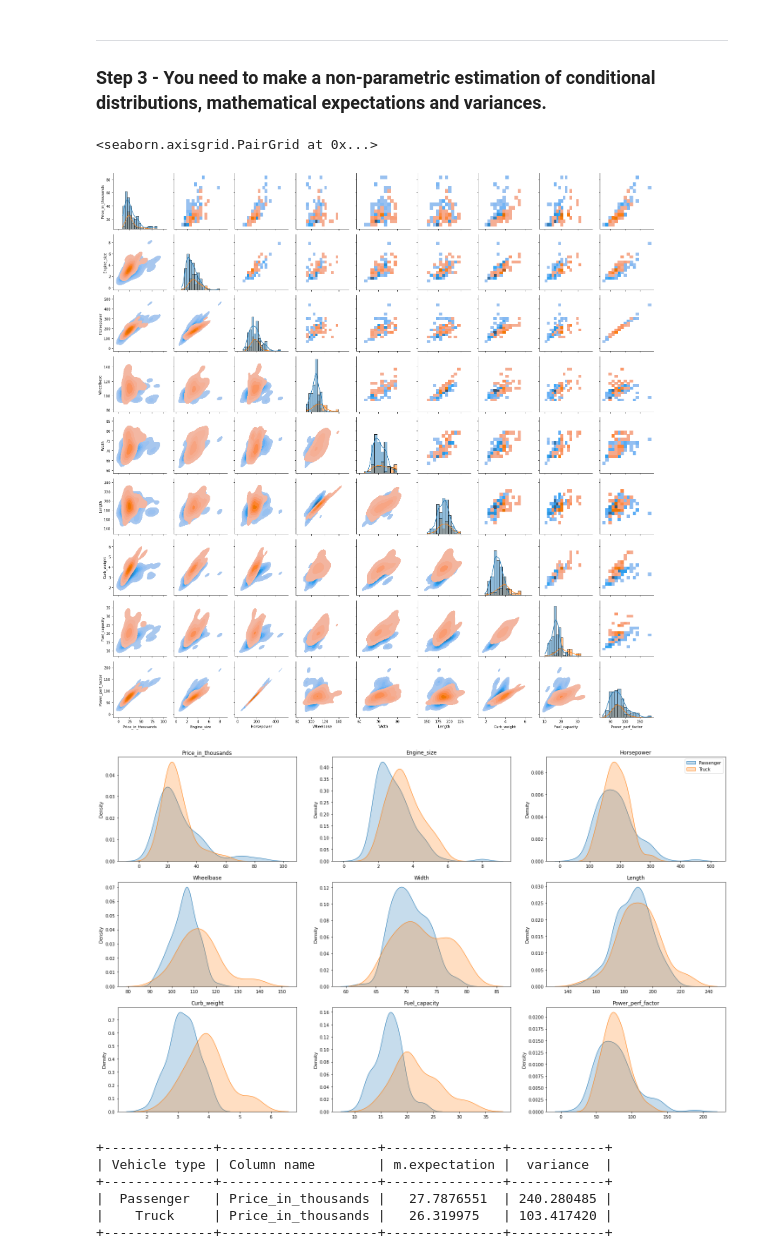
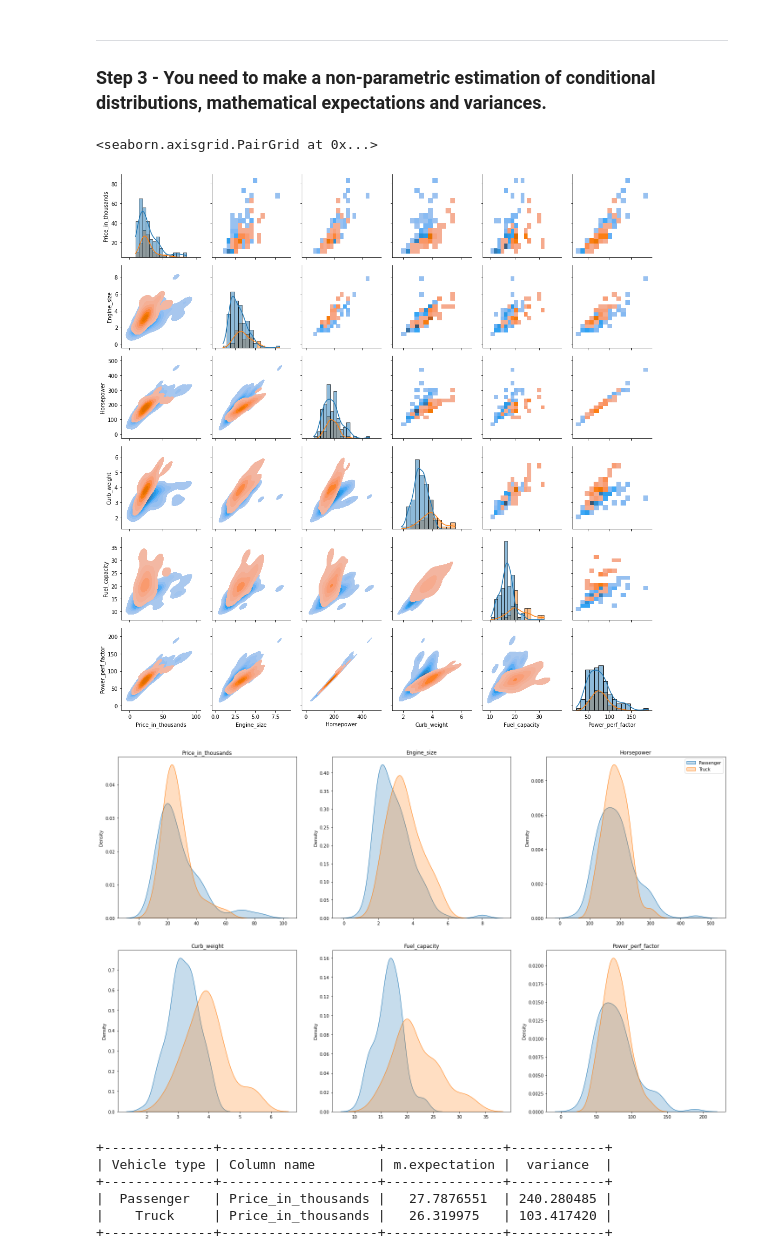
Before and after one commit to belpablo/MMMSA, a Jupyter notebook: Lab_2_redo.ipynb, the cells around one changed output. Drawn from its saved outputs; the diff is of its cells as text; code cells hidden in the pictures.

```diff
--- a/Lab_2_redo.ipynb
+++ b/Lab_2_redo.ipynb
@@ -40,19 +40,11 @@ sales_df.head(10)
 | 9 | BMW | 528i | 17.527 | 36.125 | Passenger | 38.90 | ... |
 # %%
 sales_df = sales_df[['Vehicle_type', 'Price_in_thousands',
-                    'Engine_size', 'Horsepower',
-                    'Wheelbase', 'Width',
-                    'Length','Curb_weight',
+                    'Engine_size', 'Horsepower','Curb_weight',
                     'Fuel_capacity', 'Power_perf_factor']]
 
-for col in ['Vehicle_type']:
-
-    names_list = sales_df[col].unique().tolist()
-    names_dict = {names_list[i]: i for i in range(len(names_list))}
-
-    for i in range(len(sales_df)):
-        sales_df[col][i] = names_dict[sales_df[col][i]]
+sales_df['Vehicle_type'] = [(lambda x: x != sales_df['Vehicle_type'][0] and 1 or 0)(sales_df['Vehicle_type'][i]) for i in range(len(sales_df))]
 
 cols = sales_df.columns.tolist()
-sales_df
+sales_df.head(10)
 # %% [output]
@@ -76,7 +62,3 @@ See the caveats in the documentation: https://pandas.pydata.org/pandas-docs/stab
 # %% [markdown]
 ---
 ### Step 1 - You need to make a non-parametric estimation of PDF in form of histogram and using kernel density function for MRV (or probability law in case of discrete MRV) .
-# %%
-for i in range(2, len(cols)):
-    sns.jointplot(data = sales_df, x = cols[i], y = 'Price_in_thousands', hue = 'Vehicle_type',
-                  height = 10, kind = "hist", palette = "husl")
@@ -111,7 +86,7 @@ g.map_diag(sns.histplot, kde = True)
 table = PrettyTable()
 table.field_names = ["Column name", "mathematical expectation", "variance"]
 
-for i in range(0, len(cols)):
+for i in range(0, len(cols)-1):
     table.add_row([str(cols[i]), str(sales_df.mean()[i]), str(sales_df.var()[i])])
 print(table)
 # %% [output]
@@ -139,32 +110,32 @@ g.map_lower(sns.kdeplot, fill = True)
 g.map_diag(sns.histplot, kde = True)
 # %% [output]
 <seaborn.axisgrid.PairGrid at 0x...>
-[figure, old version]
+[figure, new version]
 # %%
 # list of variables without categorial value Vehicle_type
 w = cols[1:]
 
 # we make only the most popular maps estimation otherwise the graphs will become unreadable
-fig = plt.subplots(3, 3, figsize = (25, 15))
+fig = plt.subplots(2, 3, figsize = (25, 15))
 
 for i, col in enumerate(w):
 
-    plt.subplot(3, 3, i + 1)
+    plt.subplot(2, 3, i + 1)
 
     sns.kdeplot(sales_df.loc[sales_df['Vehicle_type'] == 0, col], shade = True, label = 'Passenger')
     sns.kdeplot(sales_df.loc[sales_df['Vehicle_type'] == 1, col], shade = True, label = "Truck")
 
     plt.xlabel('')
     plt.title(col)
 
     if i == 2:
         plt.legend(loc = 'upper right')
     else:
         plt.legend().remove()
 
 plt.show()
 # %% [output]
-[figure, old version]
+[figure, new version]
 # %%
 # output mean and var grouped by maps
 vt_df = sales_df.groupby('Vehicle_type')
```
Also changed, not shown: parts of 11 cells of this notebook.
